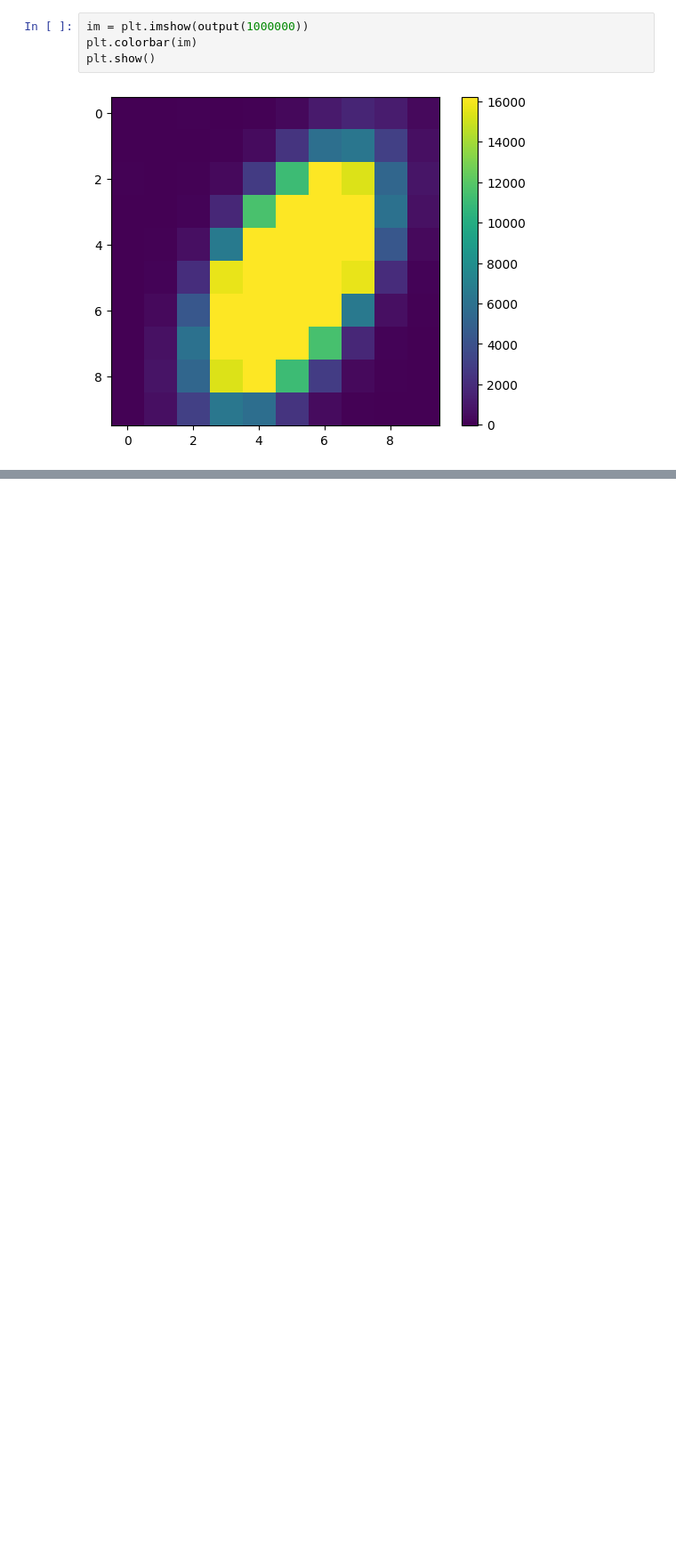
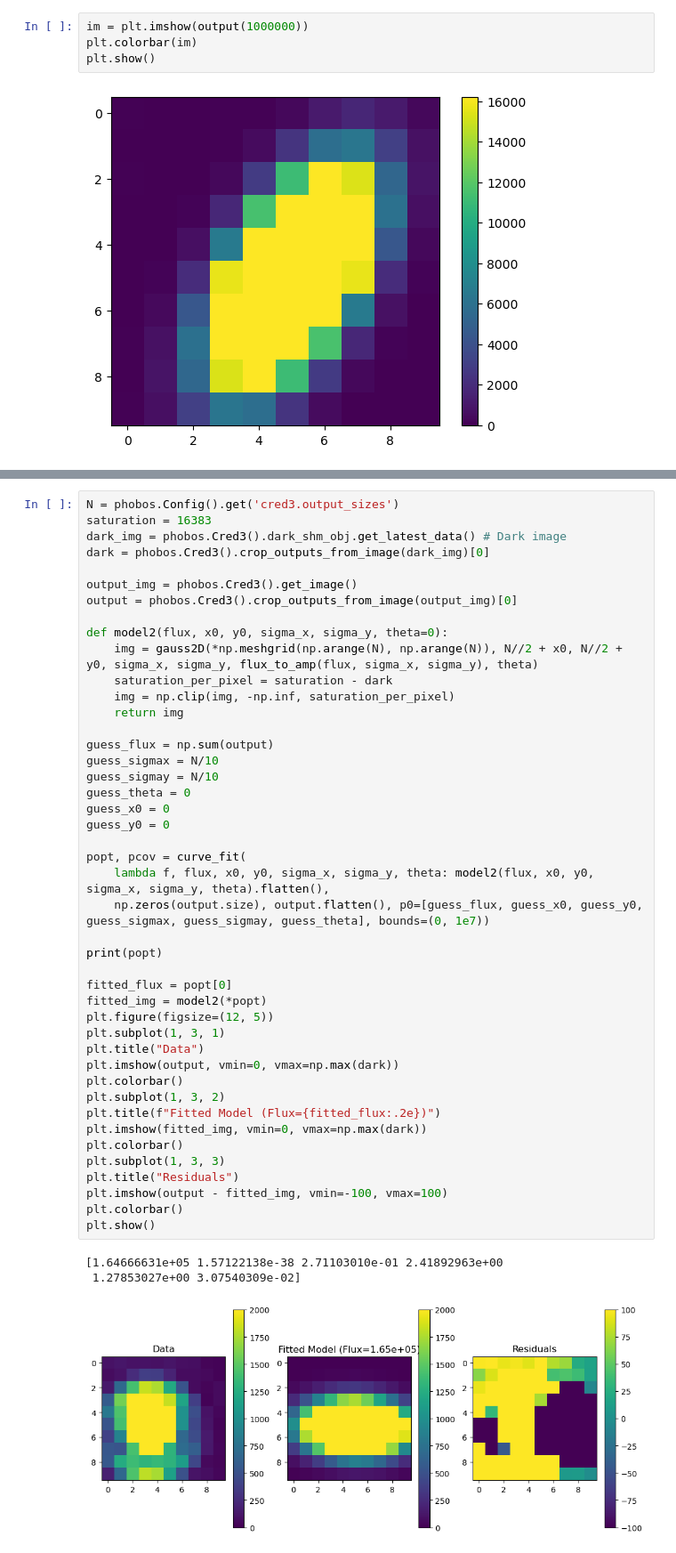
Before and after one commit to VForiel/PhD-Experiments, a Jupyter notebook: UHDR.ipynb, the cells around one changed output, grey strips where cells are left out. Shown at 89% size. Cells and saved outputs as stored; diff of their text form; blank space fills up the shorter version.

Commit message:
Failed tentative to fit 2D guassian output

```diff
--- a/UHDR.ipynb
+++ b/UHDR.ipynb
@@ -70,0 +81,48 @@ plt.show()
+# %%
+N = phobos.Config().get('cred3.output_sizes')
+saturation = 16383
+dark_img = phobos.Cred3().dark_shm_obj.get_latest_data() # Dark image
+dark = phobos.Cred3().crop_outputs_from_image(dark_img)[0]
+
+output_img = phobos.Cred3().get_image()
+output = phobos.Cred3().crop_outputs_from_image(output_img)[0]
+
+def model2(flux, x0, y0, sigma_x, sigma_y, theta=0):
+    img = gauss2D(*np.meshgrid(np.arange(N), np.arange(N)), N//2 + x0, N//2 + y0, sigma_x, sigma_y, flux_to_amp(flux, sigma_x, sigma_y), theta)
+    saturation_per_pixel = saturation - dark
+    img = np.clip(img, -np.inf, saturation_per_pixel)
+    return img
+
+guess_flux = np.sum(output)
+guess_sigmax = N/10
+guess_sigmay = N/10
+guess_theta = 0
+guess_x0 = 0
+guess_y0 = 0
+
+popt, pcov = curve_fit(
+    lambda f, flux, x0, y0, sigma_x, sigma_y, theta: model2(flux, x0, y0, sigma_x, sigma_y, theta).flatten(),
+    np.zeros(output.size), output.flatten(), p0=[guess_flux, guess_x0, guess_y0, guess_sigmax, guess_sigmay, guess_theta], bounds=(0, 1e7))
+
+print(popt)
+
+fitted_flux = popt[0]
+fitted_img = model2(*popt)
+plt.figure(figsize=(12, 5))
+plt.subplot(1, 3, 1)
+plt.title("Data")
+plt.imshow(output, vmin=0, vmax=np.max(dark))
+plt.colorbar()
+plt.subplot(1, 3, 2)
+plt.title(f"Fitted Model (Flux={fitted_flux:.2e})")
+plt.imshow(fitted_img, vmin=0, vmax=np.max(dark))
+plt.colorbar()
+plt.subplot(1, 3, 3)
+plt.title("Residuals")
+plt.imshow(output - fitted_img, vmin=-100, vmax=100)
+plt.colorbar()
+plt.show()
+# %% [output]
+[1.64666631e+05 1.57122138e-38 2.71103010e-01 2.41892963e+00
+ 1.27853027e+00 3.07540309e-02]
+[figure, added]
```
Also changed, not shown: parts of 7 cells of this notebook, 2 other files.
